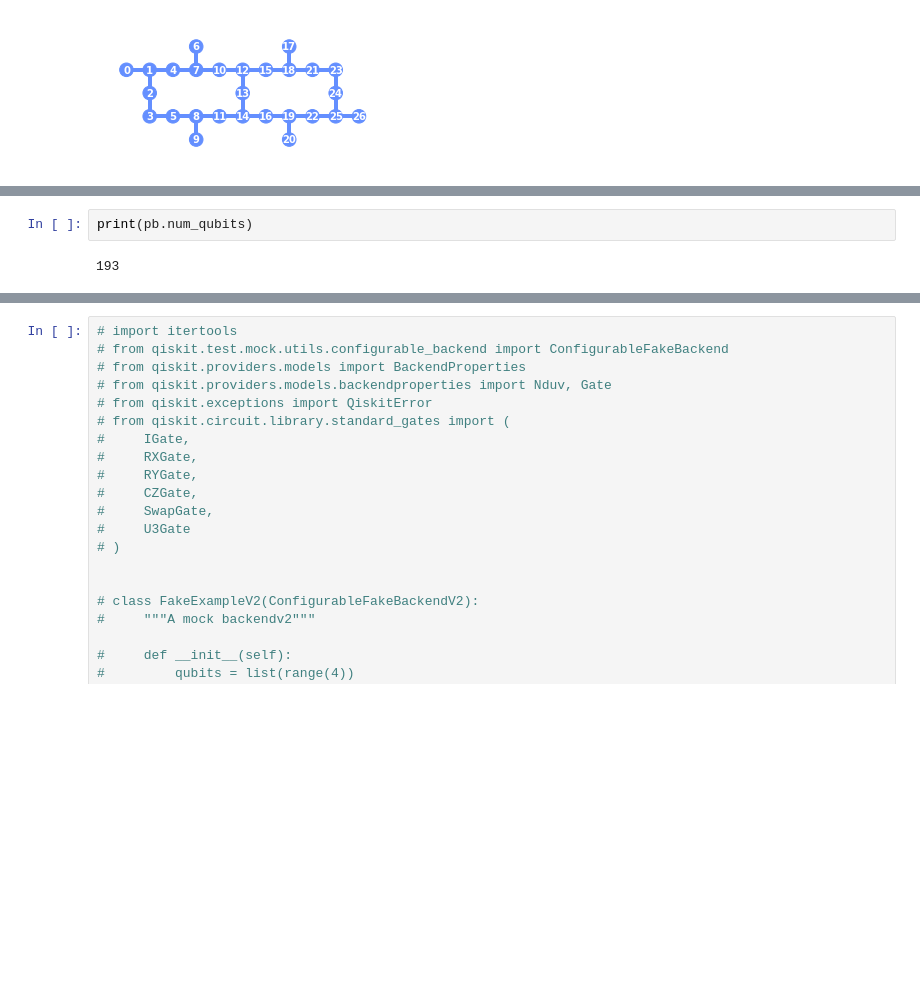
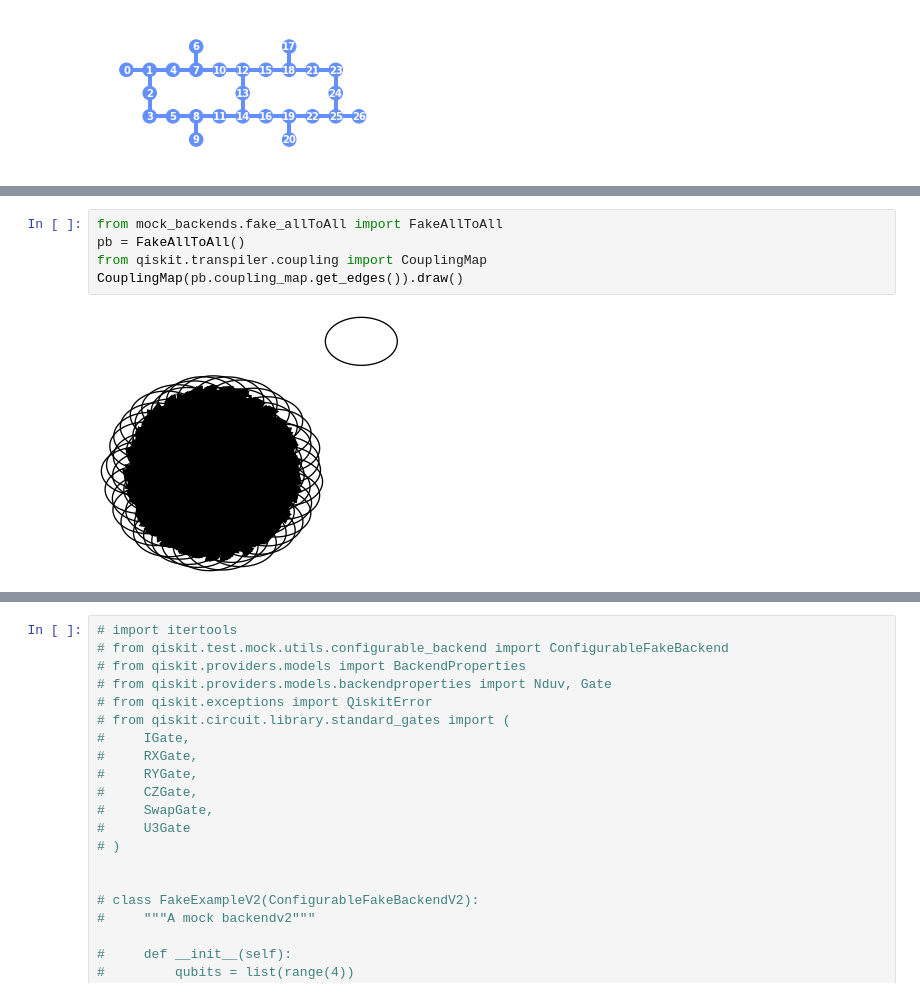
Before and after one commit to Pitt-JonesLab/clonk_transpilation, a Jupyter notebook: backend_utils/test.ipynb, the cells around one changed output, grey strips where cells are left out. Saved outputs shown, nothing was run; the diff lists cells and outputs as text; blank space fills up the shorter version.

```diff
--- a/backend_utils/test.ipynb
+++ b/backend_utils/test.ipynb
@@ -38,4 +43,7 @@ CouplingMap(pb.coupling_map.get_edges()).draw()
-# %%
-print(pb.num_qubits)
-# %% [output]
-193
+# %%
+from mock_backends.fake_allToAll import FakeAllToAll
+pb = FakeAllToAll()
+from qiskit.transpiler.coupling import CouplingMap
+CouplingMap(pb.coupling_map.get_edges()).draw()
+# %% [output]
+[figure, added]
```
Also changed, not shown: parts of 6 cells of this notebook, 29 other files.
